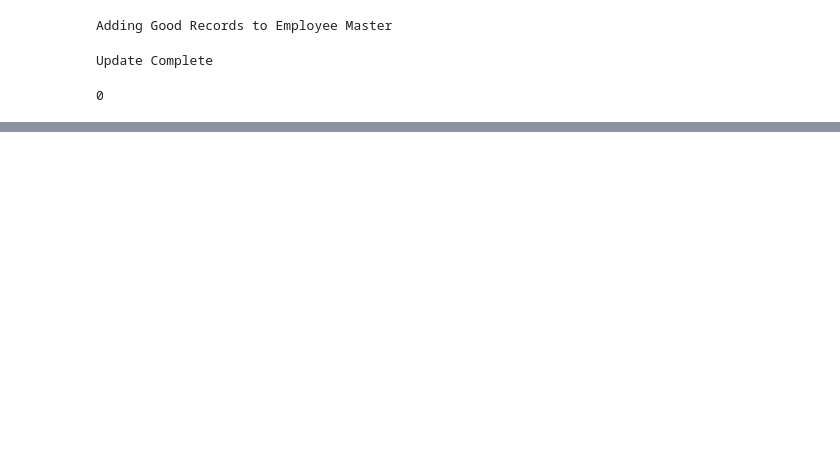
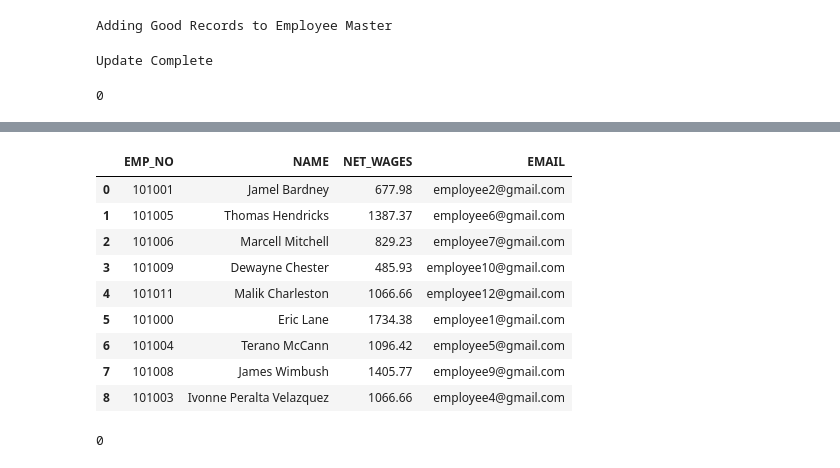
Before and after one commit to azunaukbrr/noonah_C-Halling, a Jupyter notebook: notebooks/workinprogress.ipynb, the cells around one changed output, grey strips where cells are left out. Cells and saved outputs as stored; diff of their text form; code cells hidden in the pictures; blank space fills up the shorter version.

```diff
--- a/notebooks/workinprogress.ipynb
+++ b/notebooks/workinprogress.ipynb
@@ -226,0 +389,21 @@ employee_ach_data
+# %%
+employee_email_data = pd.read_csv(Path("../Resources/Source_data/master1.csv"), header = 0, usecols = ["EMP_NO","EMAIL"])
+employee_email_data1 = pd.merge(employee_ach_data2, employee_email_data, how="inner", on = "EMP_NO")
+employee_email_data1[["EMP_NO","NAME","NET_WAGES","EMAIL"]]
+
+emails = employee_email_data1["EMAIL"]
+# %% [output]
+|  | EMP_NO | NAME | NET_WAGES | EMAIL |
+| 0 | 101001 | Jamel Bardney | 677.98 | employee2@gmail.com |
+| 1 | 101005 | Thomas Hendricks | 1387.37 | employee6@gmail.com |
+| 2 | 101006 | Marcell Mitchell | 829.23 | employee7@gmail.com |
+| 3 | 101009 | Dewayne Chester | 485.93 | employee10@gmail.com |
+| 4 | 101011 | Malik Charleston | 1066.66 | employee12@gmail.com |
+| 5 | 101000 | Eric Lane | 1734.38 | employee1@gmail.com |
+| 6 | 101004 | Terano McCann | 1096.42 | employee5@gmail.com |
+| 7 | 101008 | James Wimbush | 1405.77 | employee9@gmail.com |
+| 8 | 101003 | Ivonne Peralta Velazquez | 1066.66 | employee4@gmail.com |
+# %%
+os.system("excel.bat")
+# %% [output]
+0
```
Also changed, not shown: parts of 8 cells of this notebook, 18 other files.
